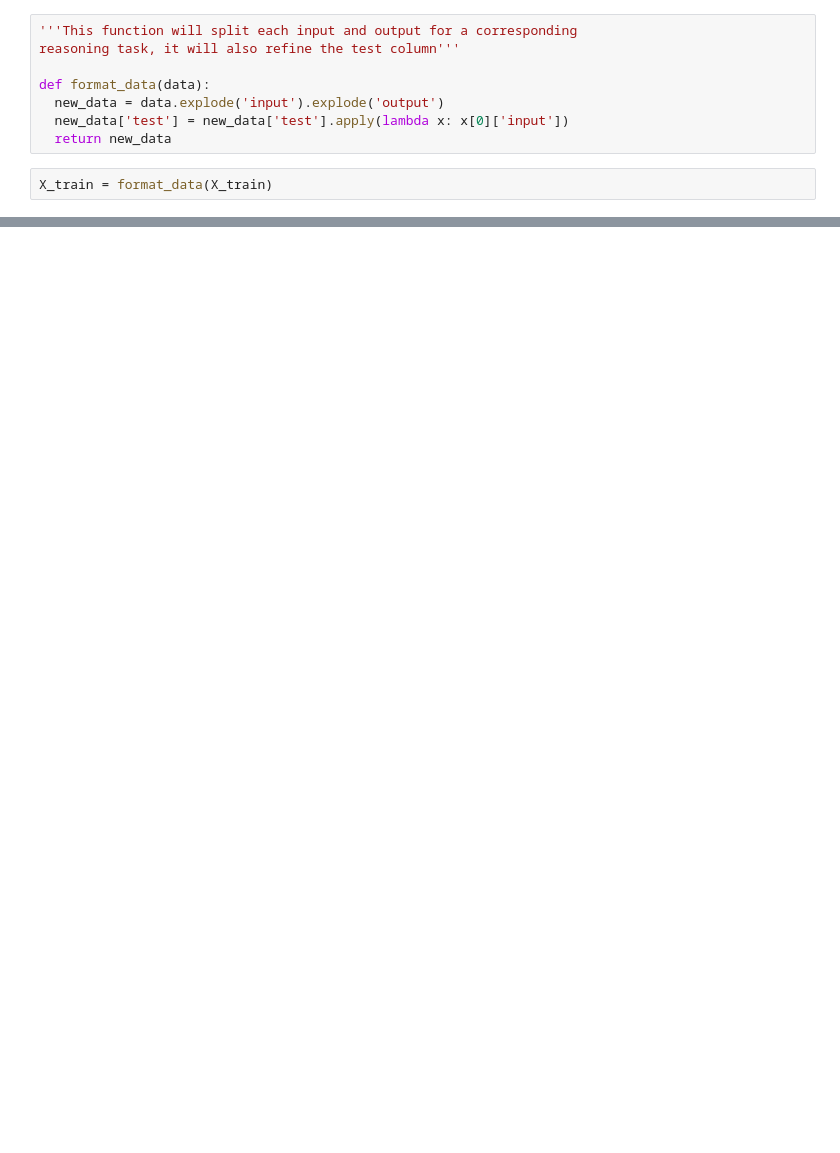
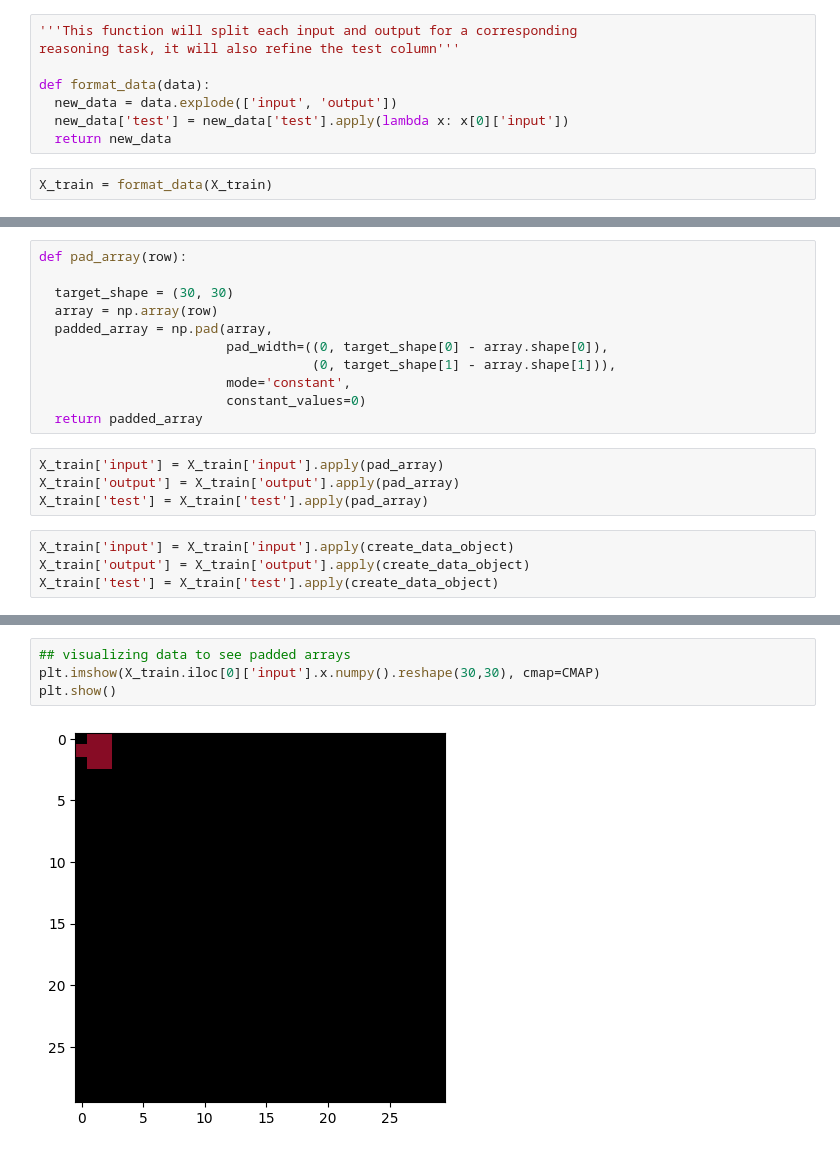
Before and after one commit to rageh-ai/ARC-ML-Challenge, a Jupyter notebook: notebook.ipynb, the cells around one changed output, grey strips where cells are left out. Drawn from its saved outputs; the diff is of its cells as text; blank space fills up the shorter version.

Commit message:
added padding to input for fixed size + prelim GCN model

```diff
--- a/notebook.ipynb
+++ b/notebook.ipynb
@@ -32,7 +43,7 @@ X_train = X_train[["input", "output", "test"]]
 reasoning task, it will also refine the test column'''
 
 def format_data(data):
-  new_data = data.explode('input').explode('output')
+  new_data = data.explode(['input', 'output'])
   new_data['test'] = new_data['test'].apply(lambda x: x[0]['input'])
   return new_data
 # %%
@@ -85,0 +106,19 @@ one_example = create_data_object(X_train['input'][0])
+# %%
+def pad_array(row):
+
+  target_shape = (30, 30)
+  array = np.array(row)
+  padded_array = np.pad(array,
+                        pad_width=((0, target_shape[0] - array.shape[0]),
+                                   (0, target_shape[1] - array.shape[1])),
+                        mode='constant',
+                        constant_values=0)
+  return padded_array
+# %%
+X_train['input'] = X_train['input'].apply(pad_array)
+X_train['output'] = X_train['output'].apply(pad_array)
+X_train['test'] = X_train['test'].apply(pad_array)
+# %%
+X_train['input'] = X_train['input'].apply(create_data_object)
+X_train['output'] = X_train['output'].apply(create_data_object)
+X_train['test'] = X_train['test'].apply(create_data_object)
@@ -85,0 +134,6 @@ one_example = create_data_object(X_train['input'][0])
+# %%
+## visualizing data to see padded arrays
+plt.imshow(X_train.iloc[0]['input'].x.numpy().reshape(30,30), cmap=CMAP)
+plt.show()
+# %% [output]
+[figure, added]
```
Also changed, not shown: parts of 7 cells of this notebook.
